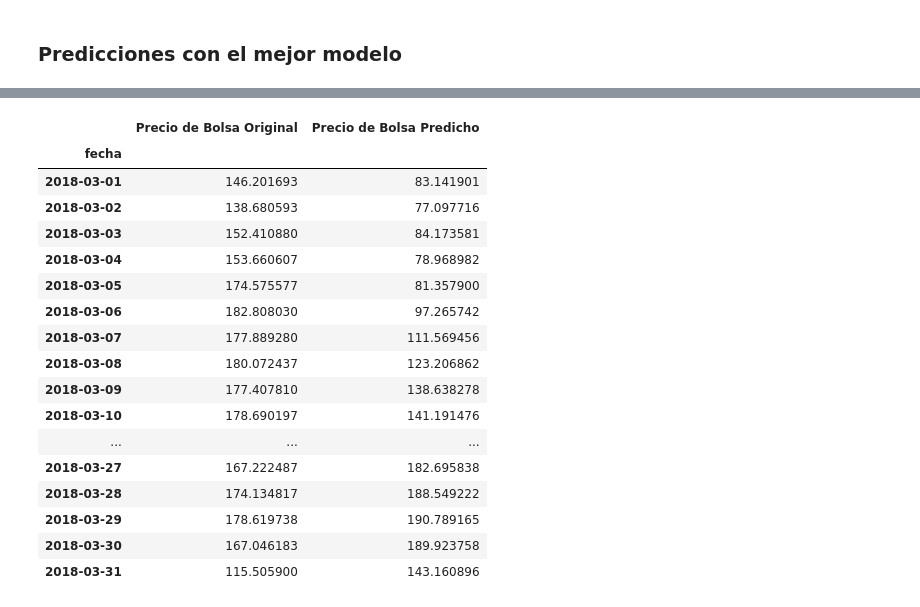
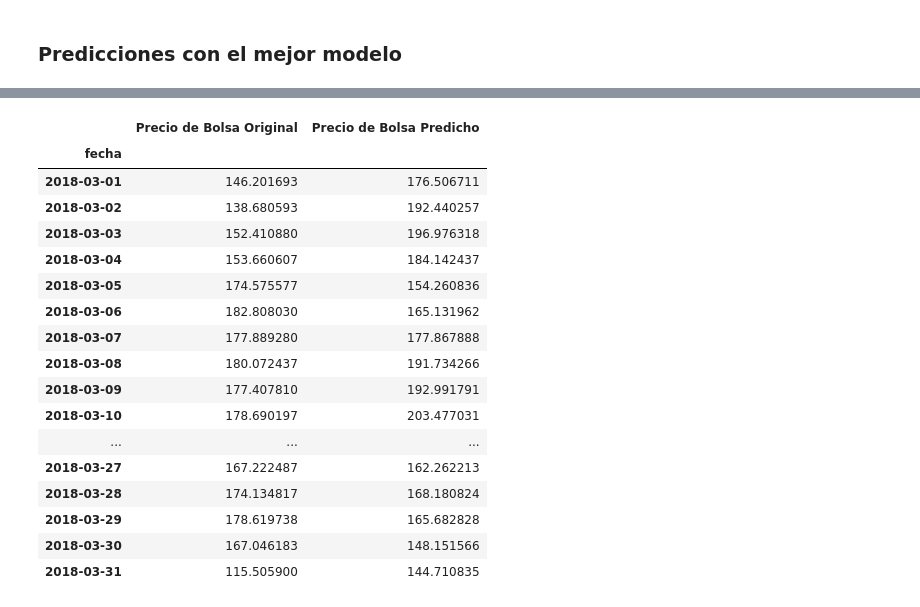
Before and after one commit to cjusquini/MonografiaUdeA, a Jupyter notebook: 9_GRU_baseline.ipynb, the cells around one changed output, grey strips where cells are left out. Cells and saved outputs as stored; diff of their text form; code cells hidden in the pictures.

```diff
--- a/9_GRU_baseline.ipynb
+++ b/9_GRU_baseline.ipynb
@@ -63,14 +59,9 @@ df.head()
 | 2010-01-04 | 123.962937 | 1.439317e+08 | 341617.424242 | 116611.607143 | 62242326.79 | 13160643.95 | ... |
 | 2010-01-05 | 120.666437 | 1.498691e+08 | 346125.000000 | 116613.095238 | 69173462.65 | 14514419.15 | ... |
 # %%
-def scale_df(df):
-    scaler = MinMaxScaler()
-    scaled_df = pd.DataFrame(scaler.fit_transform(df), columns=df.columns, index=df.index)
-    #         scaled_df.head(5)
-
-    return scaler, scaled_df
-
-scaler, scaled_df = scale_df(df)
+from sklearn.preprocessing import StandardScaler, MinMaxScaler
+scaler = MinMaxScaler()
+scaled_df = pd.DataFrame(scaler.fit_transform(df), columns=df.columns, index=df.index)
 scaled_df.head(5)
 # %% [output]
 |  | precio_bolsa | demanda | disp_dec_hidraulica | disp_dec_termica | gen_hidraulica | gen_no_termica | ... |
@@ -176,15 +91,13 @@ def create_model(model_type, input_shape, elements_to_predict, optimizer, loss,
 # %%
-def get_hyperparams():
-    retardos = [60]
-    neurons = [25]
-    modelos_implementar = ['GRU']
-    elementos_a_predecir = [30]
-    optimizers = [tf.keras.optimizers.Adam(learning_rate = 1e-5)]
-    losses = ['mse']
-    epochs = [100]
-    batch_size = [48]
-
-    return retardos, neurons, modelos_implementar, elementos_a_predecir, optimizers, losses, epochs, batch_size
+retardos = [60]
+neurons = [25]
+modelos_implementar = ['GRU']
+elementos_a_predecir = [31]
+optimizers = ['adam']
+losses = ['mse']
+epochs = [100]
+batch_size = [32]
+_learning_rate = 1e-4
 # %%
 # for retardo in retardos:
 #     print("retardo",retardo, "dimensiones",train_data[retardo][0].shape, test_data[retardo][0].shape)
@@ -303,10 +217,4 @@ model: d:\Repos_\MonografiaUdeA\models\baseline\GRU\GRU_0.keras saved
 # %%
-retardos, neurons, modelos_implementar, \
-    elementos_a_predecir, optimizers, losses, \
-    epochs, batch_size = get_hyperparams()
-
-train_data, test_data = split_data(lags = retardos, scaled_df = scaled_df, train_test_split_ratio = 0.8)
-
 if not os.path.exists(os.path.join(abspath,"models", "results")):
         os.makedirs(os.path.join(abspath,"models", "results"))
 model_summary_df.to_excel(os.path.join(abspath,"models", "results",f"{modelos_implementar[0]}_baseline_model_results.xlsx"))
@@ -323,7 +231,7 @@ best_model
 # %% [markdown]
 ### Se carga el mejor modelo
 # %%
-best_model_saved =load_model(os.path.join(abspath,"models","baseline",f'{modelos_implementar[0]}', f'{modelos_implementar[0]}_{best_index}.keras'))
+best_model_saved = load_model(os.path.join(abspath,"models","baseline",f'{modelos_implementar[0]}', f'{modelos_implementar[0]}.keras'))
 best_model_saved.summary()
 # %% [output]
 Model: "sequential"
@@ -382,25 +290,25 @@ plt.show()
 # %%
 index = df.iloc[df.shape[0] - len(y_test_rescaled):, 0].index
 predictions_df = pd.DataFrame(data = {'Precio de Bolsa Original': y_test_rescaled, 'Precio de Bolsa Predicho': y_pred_rescaled}, index = index)
-predictions_df = predictions_df.iloc[:31 , :]
-predictions_df.to_excel(os.path.join(abspath,"models", "results",f"{modelos_implementar[0]}_baseline_prediction.xlsx"))
+predictions_df = predictions_df.iloc[:elementos_a_predecir[0] , :]
+predictions_df.to_csv(os.path.join(abspath,"models", "results",f"{modelos_implementar[0]}_baseline_prediction.xlsx"))
 predictions_df
 # %% [output]
 |  | Precio de Bolsa Original | Precio de Bolsa Predicho |
 | fecha |  |  |
-| 2018-03-01 | 146.201693 | 83.141901 |
-| 2018-03-02 | 138.680593 | 77.097716 |
-| 2018-03-03 | 152.410880 | 84.173581 |
-| 2018-03-04 | 153.660607 | 78.968982 |
-| 2018-03-05 | 174.575577 | 81.357900 |
-| 2018-03-06 | 182.808030 | 97.265742 |
-| 2018-03-07 | 177.889280 | 111.569456 |
-| 2018-03-08 | 180.072437 | 123.206862 |
-| 2018-03-09 | 177.407810 | 138.638278 |
-| 2018-03-10 | 178.690197 | 141.191476 |
+| 2018-03-01 | 146.201693 | 176.506711 |
+| 2018-03-02 | 138.680593 | 192.440257 |
+| 2018-03-03 | 152.410880 | 196.976318 |
+| 2018-03-04 | 153.660607 | 184.142437 |
+| 2018-03-05 | 174.575577 | 154.260836 |
+| 2018-03-06 | 182.808030 | 165.131962 |
+| 2018-03-07 | 177.889280 | 177.867888 |
+| 2018-03-08 | 180.072437 | 191.734266 |
+| 2018-03-09 | 177.407810 | 192.991791 |
+| 2018-03-10 | 178.690197 | 203.477031 |
 | ... | ... | ... |
-| 2018-03-27 | 167.222487 | 182.695838 |
-| 2018-03-28 | 174.134817 | 188.549222 |
-| 2018-03-29 | 178.619738 | 190.789165 |
-| 2018-03-30 | 167.046183 | 189.923758 |
-| 2018-03-31 | 115.505900 | 143.160896 |
+| 2018-03-27 | 167.222487 | 162.262213 |
+| 2018-03-28 | 174.134817 | 168.180824 |
+| 2018-03-29 | 178.619738 | 165.682828 |
+| 2018-03-30 | 167.046183 | 148.151566 |
+| 2018-03-31 | 115.505900 | 144.710835 |
```
Also changed, not shown: parts of 18 cells of this notebook, 57 other files.
